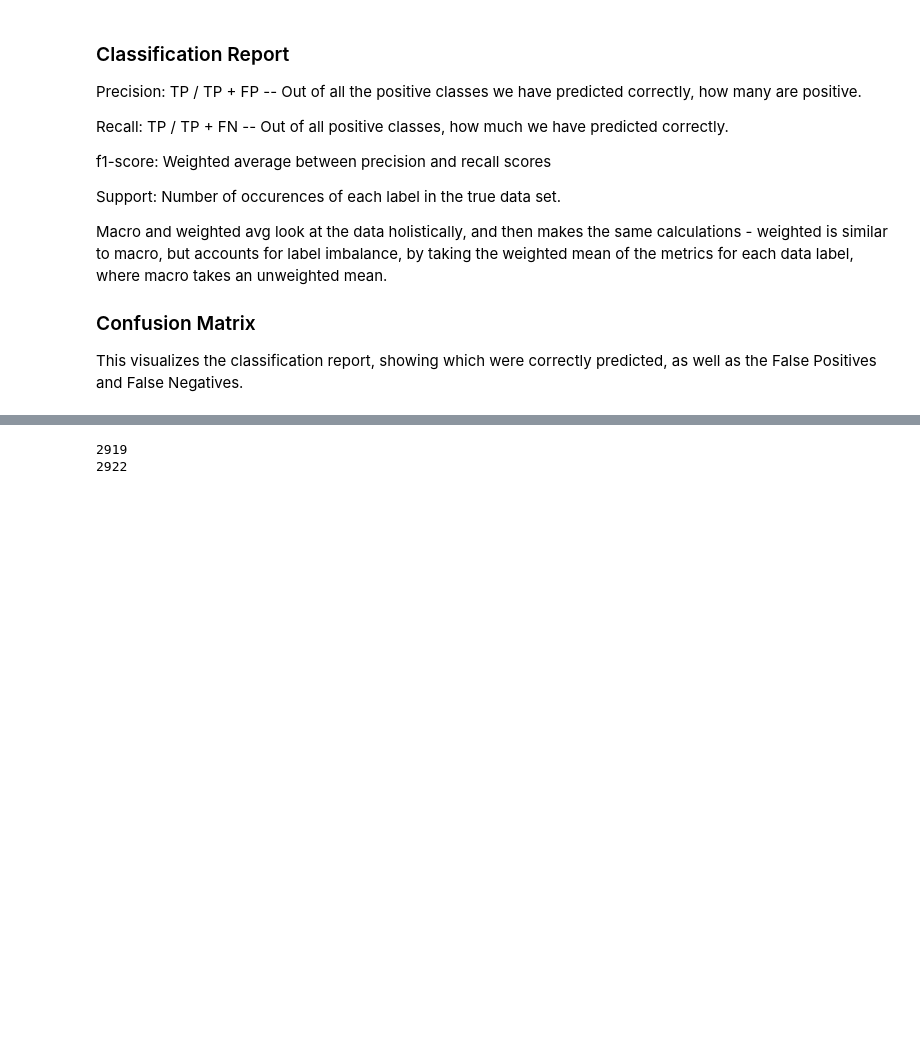
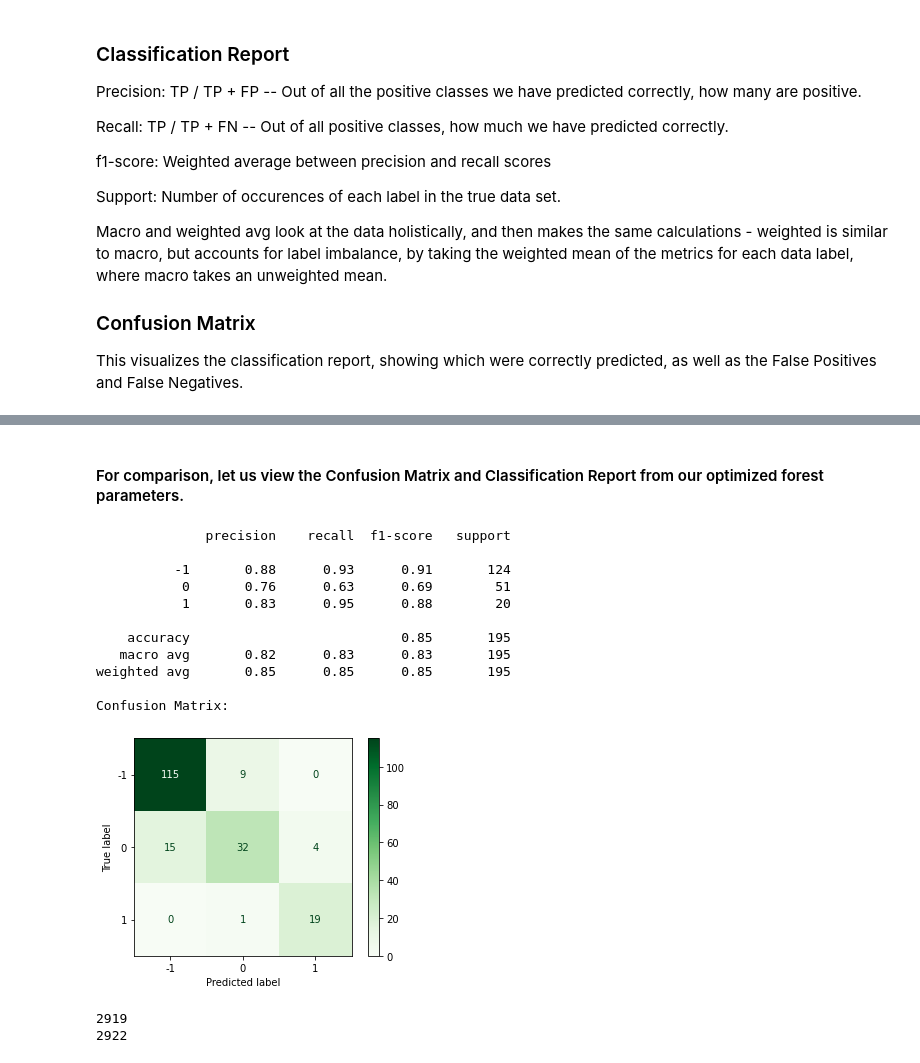
Before and after one commit to greggiordano12/Vol-Regime-Project, a Jupyter notebook: Vol Regime Checkpoint 2.ipynb, the cells around one changed output, grey strips where cells are left out. Drawn from its saved outputs; the diff is of its cells as text; code cells hidden in the pictures; blank space fills up the shorter version.

```diff
--- a/Vol Regime Checkpoint 2.ipynb
+++ b/Vol Regime Checkpoint 2.ipynb
@@ -187,2 +215,20 @@ Fitting 3 folds for each of 100 candidates, totalling 300 fits
+# %% [markdown]
+#### For comparison, let us view the Confusion Matrix and Classification Report from our optimized forest parameters.
+# %%
+optimal_regime_prediction.classification_report()
+optimal_regime_prediction.confusion_matrix()
+# %% [output]
+              precision    recall  f1-score   support
+
+          -1       0.88      0.93      0.91       124
+           0       0.76      0.63      0.69        51
+           1       0.83      0.95      0.88        20
+
+    accuracy                           0.85       195
+   macro avg       0.82      0.83      0.83       195
+weighted avg       0.85      0.85      0.85       195
+
+Confusion Matrix:
+[figure, added]
 # %%
 from Code.main.main import Vol_Outputs
```
Also changed, not shown: parts of 15 cells of this notebook, 1 other file.
